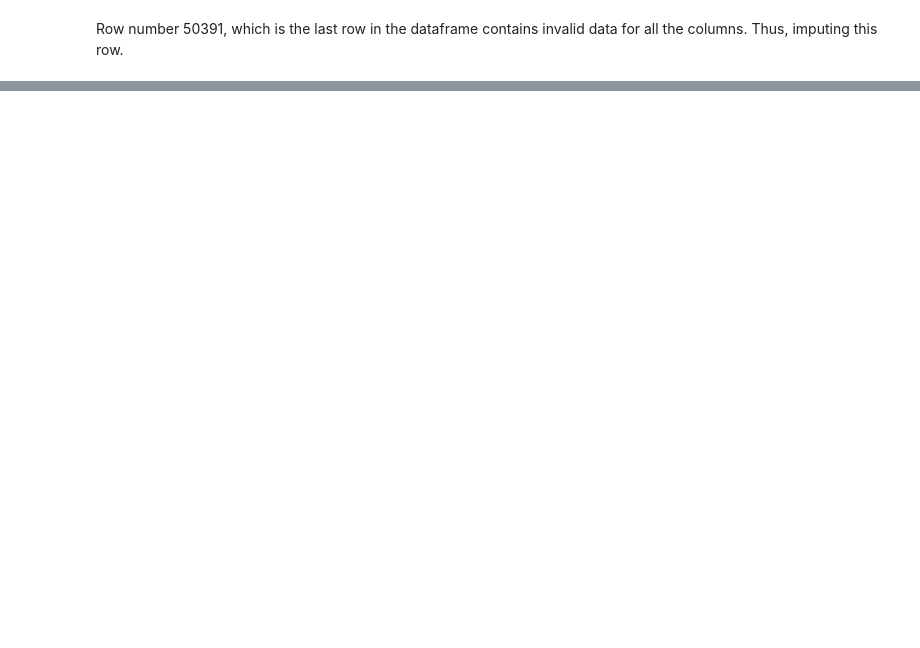
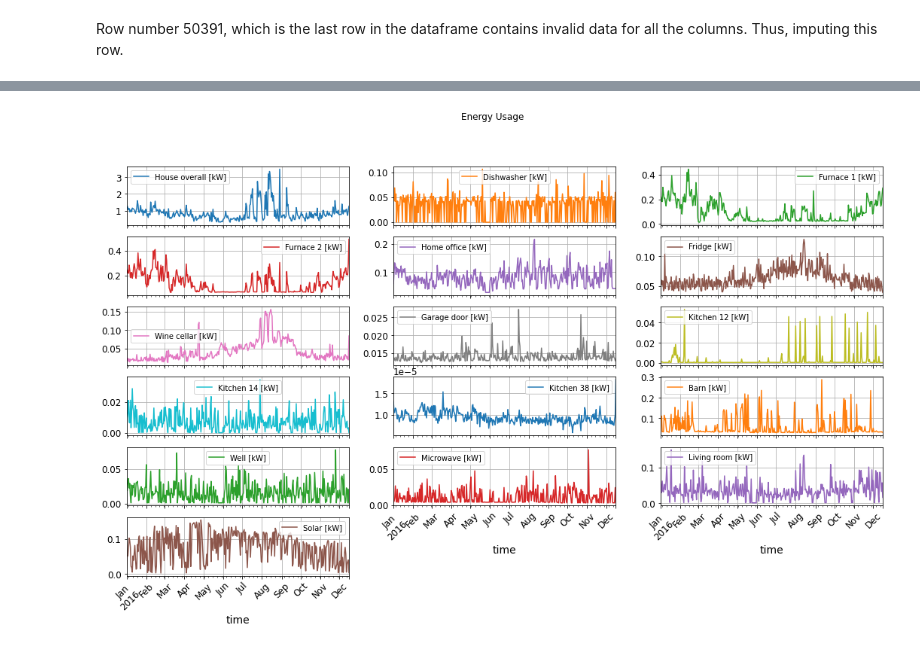
Before and after one commit to nivalf/Predict_Energy_Usage, a Jupyter notebook: predict_energy_usage.ipynb, the cells around one changed output, grey strips where cells are left out. Cells and saved outputs as stored; diff of their text form; code cells hidden in the pictures; blank space fills up the shorter version.

```diff
--- a/predict_energy_usage.ipynb
+++ b/predict_energy_usage.ipynb
@@ -144,0 +247,2 @@ energy_usage = energy_usage.drop(50391)
+# %%
+energy_usage.drop(['use [kW]', 'gen [kW]'], axis=1, inplace=True)
@@ -144,0 +271,5 @@ energy_usage = energy_usage.drop(50391)
+# %%
+energy_usage[energy_usage.columns[0:16].tolist()].resample("D").mean().plot(subplots=True, layout=(-1, 3), figsize=(18, 10),
+                                                                grid=True, rot=45, title="Energy Usage");
+# %% [output]
+[figure, added]
```
Also changed, not shown: parts of 48 cells of this notebook.
